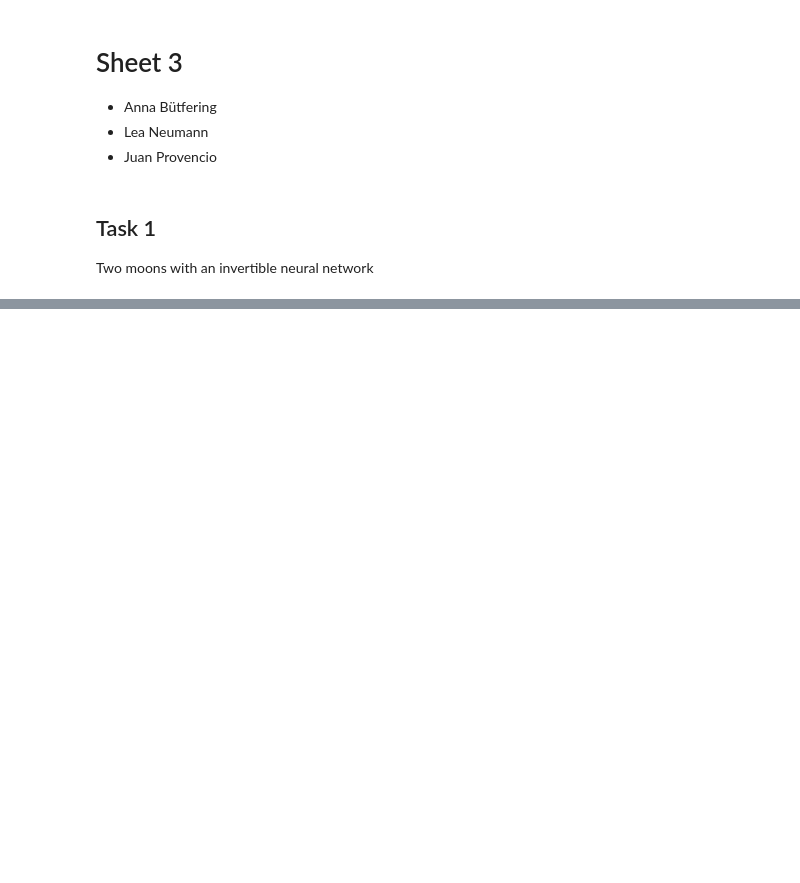
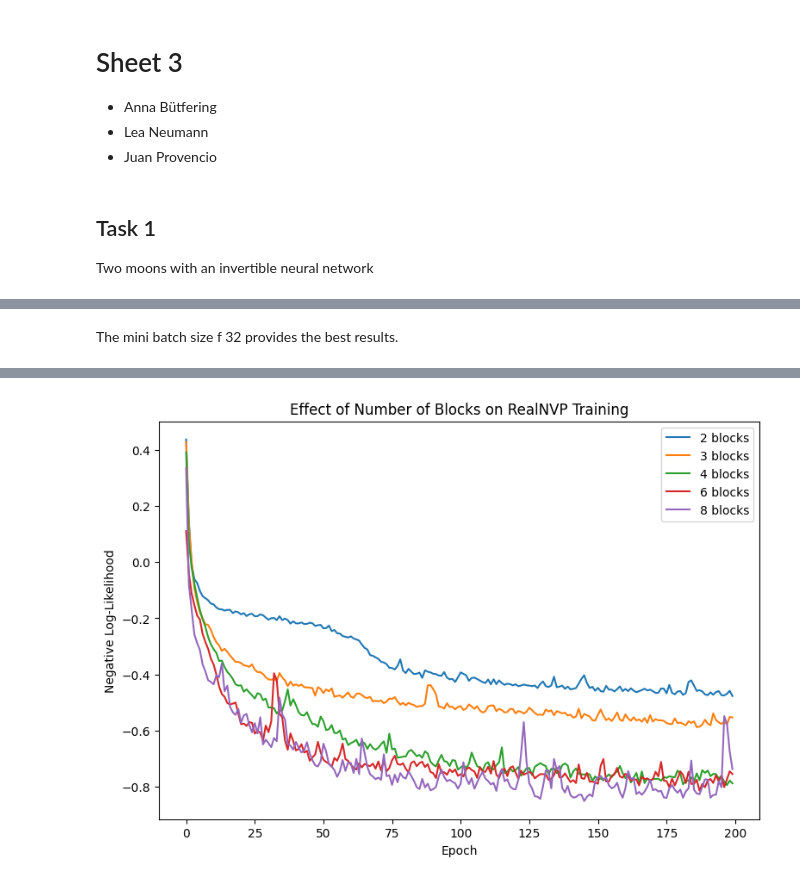
Before and after one commit to juancprolam/generative_neural_networks_for_the_sciences, a Jupyter notebook: ex03/normalizig-flows.ipynb, the cells around one changed output, grey strips where cells are left out. Drawn from its saved outputs; the diff is of its cells as text; code cells hidden in the pictures; blank space fills up the shorter version.

```diff
--- a/ex03/normalizig-flows.ipynb
+++ b/ex03/normalizig-flows.ipynb
@@ -245,23 +330,43 @@ Reconstruction error: tensor(1.2517e-06, grad_fn=<MaxBackward1>)
+# %% [markdown]
+The mini batch size f 32 provides the best results.
 # %%
-# train for different training set sizes (1000,5000,10000)
-for epochs in [10, 50, 100]:
-    losses=train_realnvp(model, X, batch_size=128, epochs=epochs, lr=1e-3)
-    plt.plot(losses, label=f"{epochs} epochs")
+#training with different number of blocks
+hyperparams_blocks = [
+    (500, 32, 200, 0.001, 32, 2),
+    (500, 32, 200, 0.001, 32, 3),
+    (500, 32, 200, 0.001, 32, 4),
+    (500, 32, 200, 0.001, 32, 6),
+    (500, 32, 200, 0.001, 32, 8),
+]
+
+results_blocks = []
+
+for params in hyperparams_blocks:
+    train_size, batch, epochs, lr, hidden, blocks = params
+
+    print(f"\nTraining with {blocks} RealNVP blocks")
+
+    model = RealNVP(input_size=2, hidden_size=hidden, blocks=blocks)
+
+    losses = train_realnvp(model,
+                           X_train,
+                           training_set_size=train_size,
+                           mini_batch_size=batch,
+                           n_epochs=epochs,
+                           learning_rate=lr)
+
+    results_blocks.append((params, losses))
+
+
+# ---- Plot curves ----
+plt.figure(figsize=(9,6))
+for params, losses in results_blocks:
+    blocks = params[-1]
+    plt.plot(losses, label=f"{blocks} blocks")
+
+plt.xlabel("Epoch")
+plt.ylabel("Negative Log-Likelihood")
+plt.title("Effect of Number of Blocks on RealNVP Training")
 plt.legend()
 plt.show()
-
-
-#plotting loss function
-plt.plot(losses)
-plt.xlabel("training set sizes")
-plt.ylabel("Negative Log-Likelihood")
-plt.title("Training Loss over Epochs")
-plt.show()
-
-
-
-# check if reverse pass is the inverse of forward pass
-x_sample = X[:10]
-z, _ = model.forward(x_sample)
-x_reconstructed, _ = model.inverse(z)
-print("Reconstruction error:", torch.max(torch.abs(x_sample - x_reconstructed)))
+# %% [output]
@@ -267,0 +390 @@ print("Reconstruction error:", torch.max(torch.abs(x_sample - x_reconstructed)))
+[figure, added]
```
Also changed, not shown: parts of 16 cells of this notebook.
